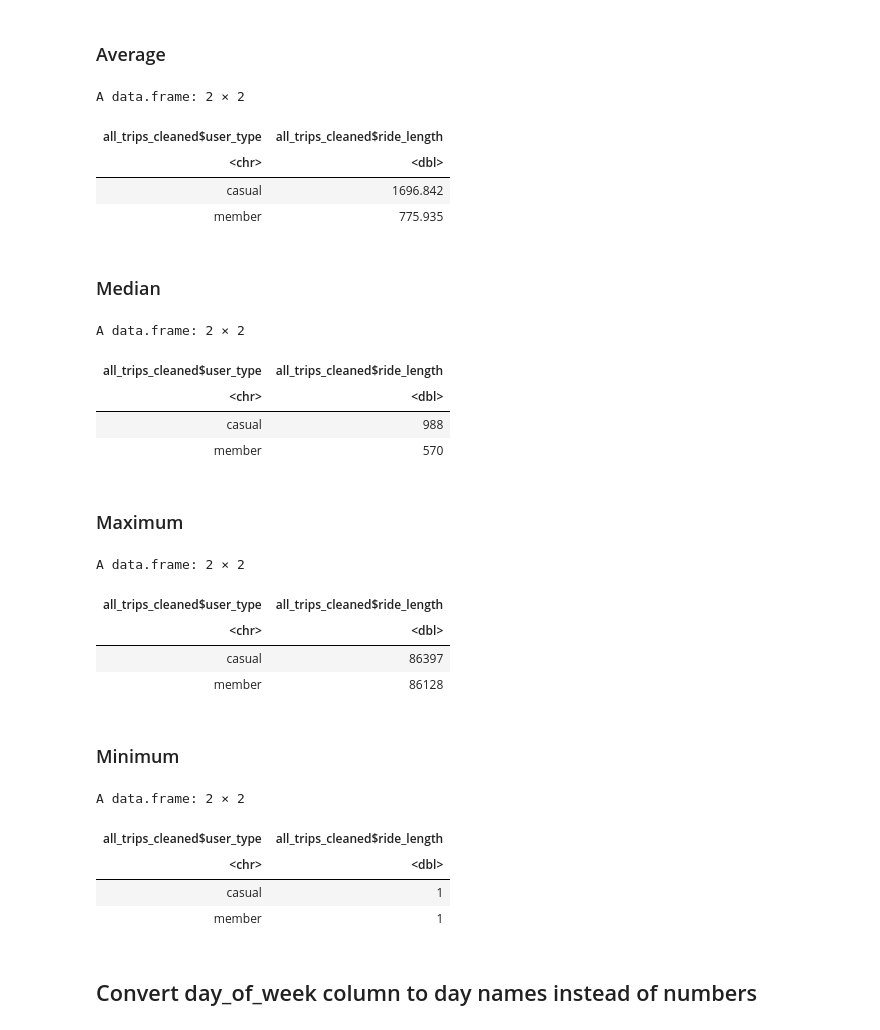
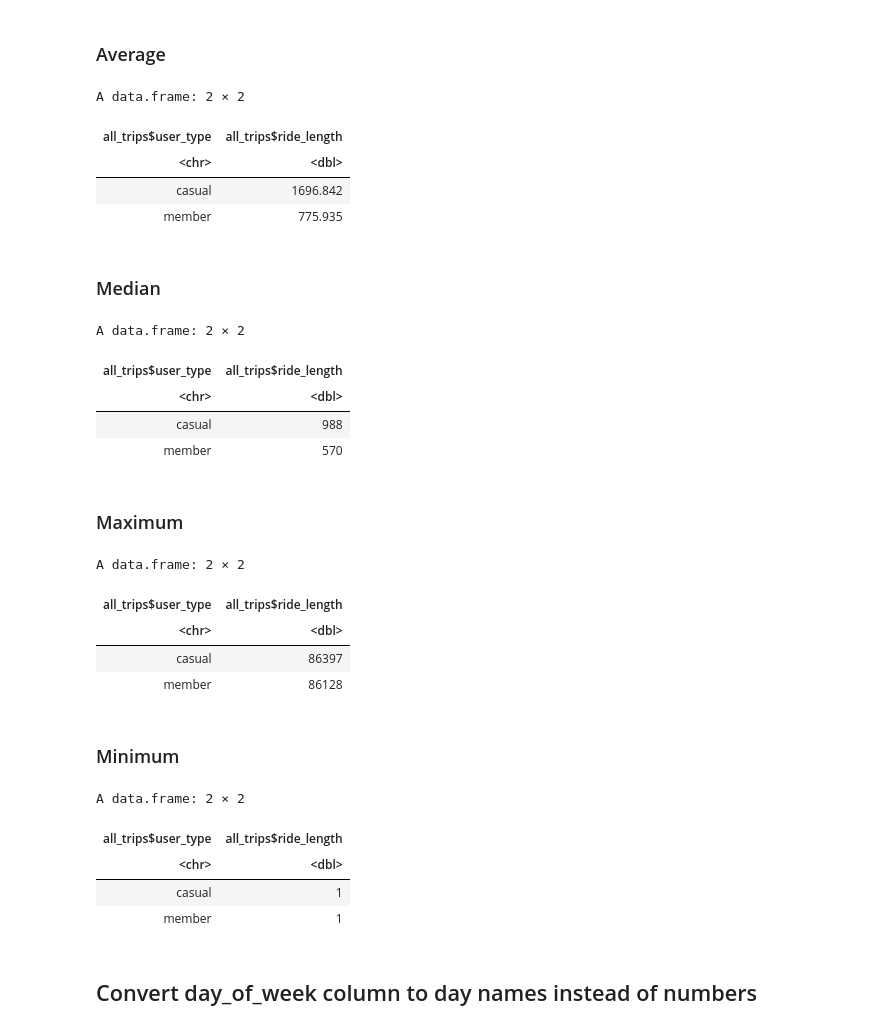
Before and after one commit to georgeselkassouf/Cyclistic-Bike-Share, a Jupyter notebook: cyclistic-bike-share.ipynb, the cells around one changed output. Drawn from its saved outputs; the diff is of its cells as text; code cells hidden in the pictures.

```diff
--- a/cyclistic-bike-share.ipynb
+++ b/cyclistic-bike-share.ipynb
@@ -514,6 +336,6 @@ is.numeric(all_trips$ride_length)
 # %% [markdown]
 ### Omit all NA Values
 # %%
-all_trips_cleaned <- na.omit(all_trips)
+all_trips <- na.omit(all_trips)
 # %% [markdown]
 ### Remove rows where ride_length is less than or equal to zero
@@ -522,3 +342,5 @@ all_trips_cleaned <- all_trips_cleaned[!(all_trips_cleaned$ride_length <= 0),]
+# %%
+all_trips <- all_trips[!(all_trips$ride_length <= 0),]
 # %% [markdown]
 ### Check that no negative or zero values are present in the ride_length column
 # %%
@@ -541,40 +363,40 @@ summary(all_trips_cleaned$ride_length)
 # %% [markdown]
 ### Average
 # %%
-aggregate(all_trips_cleaned$ride_length ~ all_trips_cleaned$user_type, FUN = mean)
+aggregate(all_trips$ride_length ~ all_trips$user_type, FUN = mean)
 # %% [output]
 A data.frame: 2 × 2
-| all_trips_cleaned$user_type | all_trips_cleaned$ride_length |
+| all_trips$user_type | all_trips$ride_length |
 | <chr> | <dbl> |
 | casual | 1696.842 |
 | member | 775.935 |
 # %% [markdown]
 ### Median
 # %%
-aggregate(all_trips_cleaned$ride_length ~ all_trips_cleaned$user_type, FUN = median)
+aggregate(all_trips$ride_length ~ all_trips$user_type, FUN = median)
 # %% [output]
 A data.frame: 2 × 2
-| all_trips_cleaned$user_type | all_trips_cleaned$ride_length |
+| all_trips$user_type | all_trips$ride_length |
 | <chr> | <dbl> |
 | casual | 988 |
 | member | 570 |
 # %% [markdown]
 ### Maximum
 # %%
-aggregate(all_trips_cleaned$ride_length ~ all_trips_cleaned$user_type, FUN = max)
+aggregate(all_trips$ride_length ~ all_trips$user_type, FUN = max)
 # %% [output]
 A data.frame: 2 × 2
-| all_trips_cleaned$user_type | all_trips_cleaned$ride_length |
+| all_trips$user_type | all_trips$ride_length |
 | <chr> | <dbl> |
 | casual | 86397 |
 | member | 86128 |
 # %% [markdown]
 ### Minimum
 # %%
-aggregate(all_trips_cleaned$ride_length ~ all_trips_cleaned$user_type, FUN = min)
+aggregate(all_trips$ride_length ~ all_trips$user_type, FUN = min)
 # %% [output]
 A data.frame: 2 × 2
-| all_trips_cleaned$user_type | all_trips_cleaned$ride_length |
+| all_trips$user_type | all_trips$ride_length |
 | <chr> | <dbl> |
 | casual | 1 |
 | member | 1 |
```
Also changed, not shown: parts of 29 cells of this notebook.
